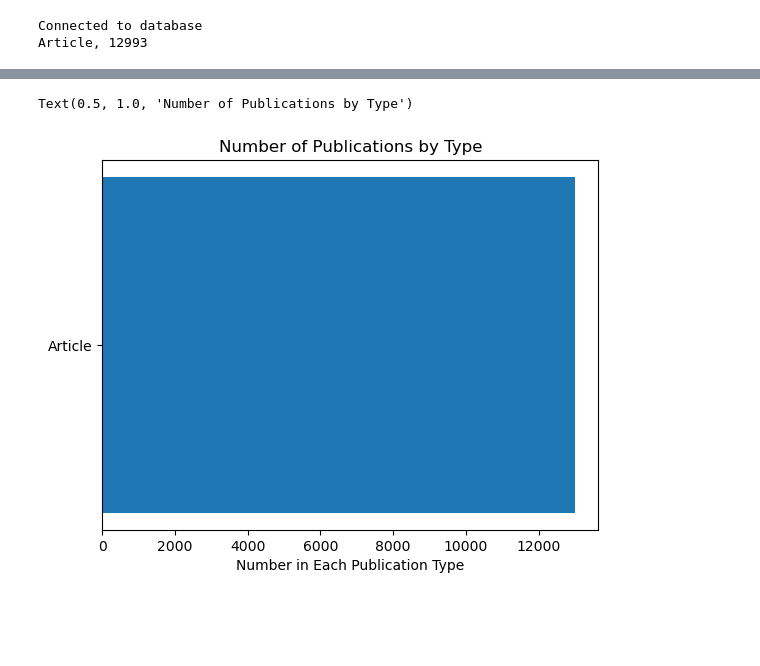
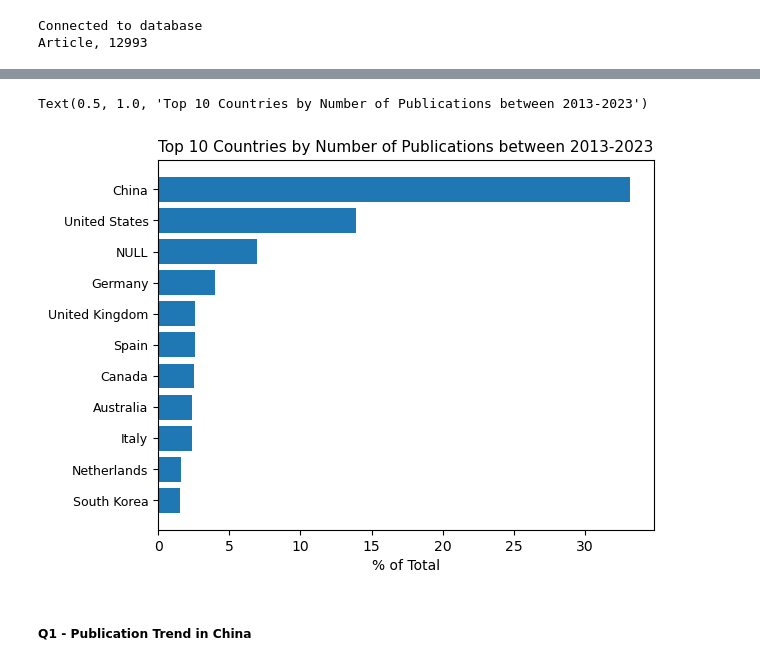
Before and after one commit to Arg-Pep/CS648---Project-ID-24-8, a Jupyter notebook: CS648 - Code.ipynb, the cells around one changed output, grey strips where cells are left out. Saved outputs shown, nothing was run; the diff lists cells and outputs as text; code cells hidden in the pictures; blank space fills up the shorter version.

```diff
--- a/CS648 - Code.ipynb
+++ b/CS648 - Code.ipynb
@@ -777,0 +783,20 @@ Article, 12993
+# %%
+# Query to see the 10 countries with the most publications and percentage from total - 11 is used in query because NULL is in the top 10
+
+## Run an SQL query
+dbConnection = ConnectToDatabase()
+Country = []
+Count=[]
+tot_perc= []
+if dbConnection is not None:
+    SQL_Query_Text = "SELECT Affil_Country, COUNT(*) AS count, ROUND((COUNT(*)::float / total.total_count * 100)::numeric, 2) AS tot_percent FROM public.scopusapidata, (SELECT COUNT(*) AS total_count FROM public.scopusapidata) AS total where (Affil_Country is not null) GROUP BY Affil_Country, total.total_count ORDER BY count DESC limit 11"
+    queryResults = sqlQuery(dbConnection,SQL_Query_Text)
+    for s in queryResults:
+        print("{}, Number of Publications = {} articles, % of Total = {}%".format(s[0], s[1], s[2]))
+        Country.append(s[0])
+        Count.append(s[1])
+        tot_perc.append(s[2])
+    print("\n")
+    dbConnection.close()
+else:
+    print("Failed to connect to the database.")
@@ -778,15 +816,17 @@ Article, 12993
 # %%
-# Plotting with matplotlib
+# Plotting results from query above
 fig, ax = plt.subplots()
 
-y_pos = np.arange(len(Type))
+y_pos = np.arange(len(Country))
 
-ax.barh(y_pos, Count, align='center')
-ax.set_yticks(y_pos, labels=Type)
+ax.barh(y_pos, tot_perc, align='center')
+ax.set_yticks(y_pos, labels=Country, fontsize = 9)
 # Add annotation to bars
 ax.invert_yaxis()  # labels read top-to-bottom
-ax.set_xlabel('Number in Each Publication Type')
-ax.set_title('Number of Publications by Type')
+ax.set_xlabel('% of Total', fontsize = 10)
+ax.set_title('Top 10 Countries by Number of Publications between 2013-2023', fontsize = 11)
 # %% [output]
-Text(0.5, 1.0, 'Number of Publications by Type')
+Text(0.5, 1.0, 'Top 10 Countries by Number of Publications between 2013-2023')
-[figure, old version]
+[figure, new version]
+# %% [markdown]
+##### Q1 - Publication Trend in China
```
Also changed, not shown: parts of 8 cells of this notebook.
